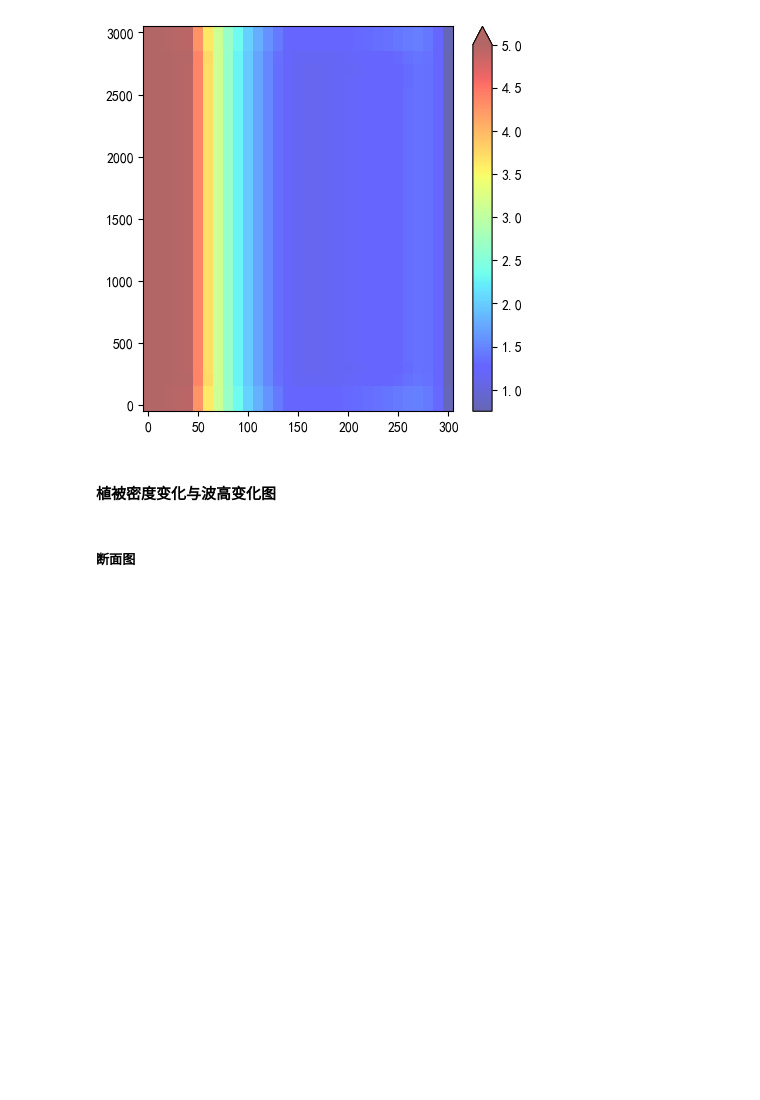
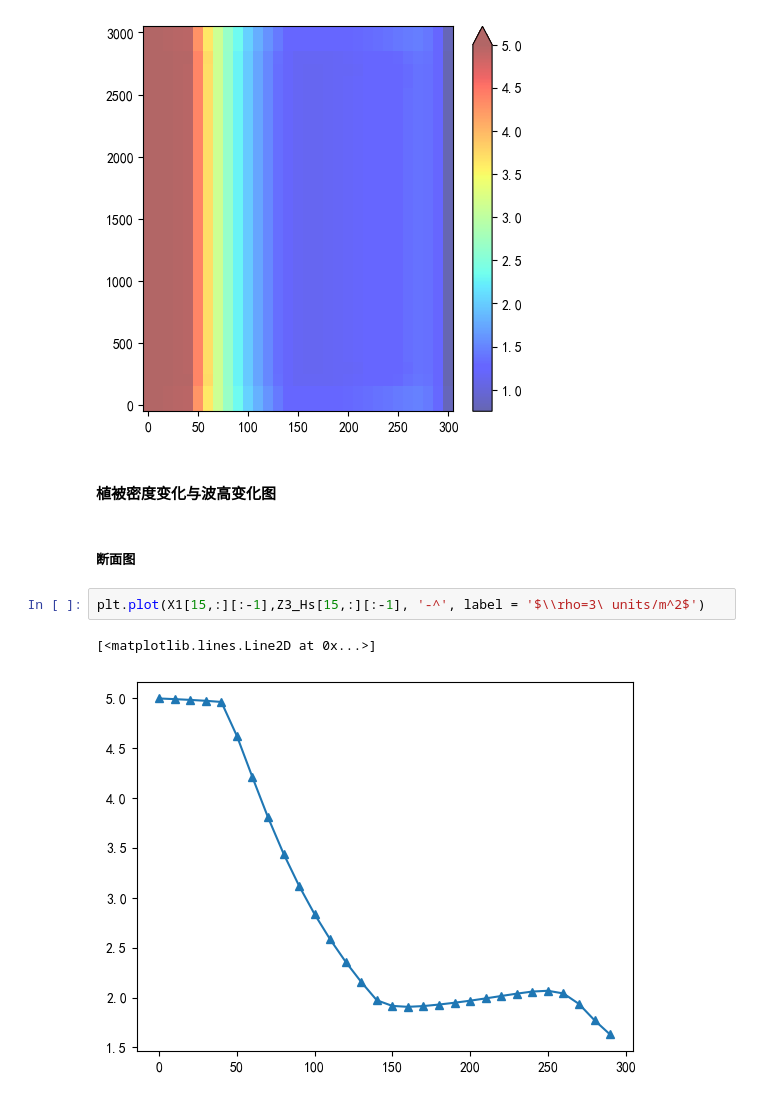
Before and after one commit to jackyvava/CodeWaveVegetation, a Jupyter notebook: code.ipynb, the cells around one changed output. Cells and saved outputs as stored; diff of their text form; blank space fills up the shorter version.

```diff
--- a/code.ipynb
+++ b/code.ipynb
@@ -1153,6 +1176,11 @@ plt.colorbar(extend='max')
 #### 植被密度变化与波高变化图
 # %% [markdown]
 ##### 断面图
+# %%
+plt.plot(X1[15,:][:-1],Z3_Hs[15,:][:-1], '-^', label = '$\\rho=3\ units/m^2$')
+# %% [output]
+[<matplotlib.lines.Line2D at 0x...>]
+[figure, added]
 # %%
 # 绘制断面图
 plt.figure(num=5,figsize = (10,5), facecolor=None)
```
Also changed, not shown: parts of 13 cells of this notebook, 2 other files.
